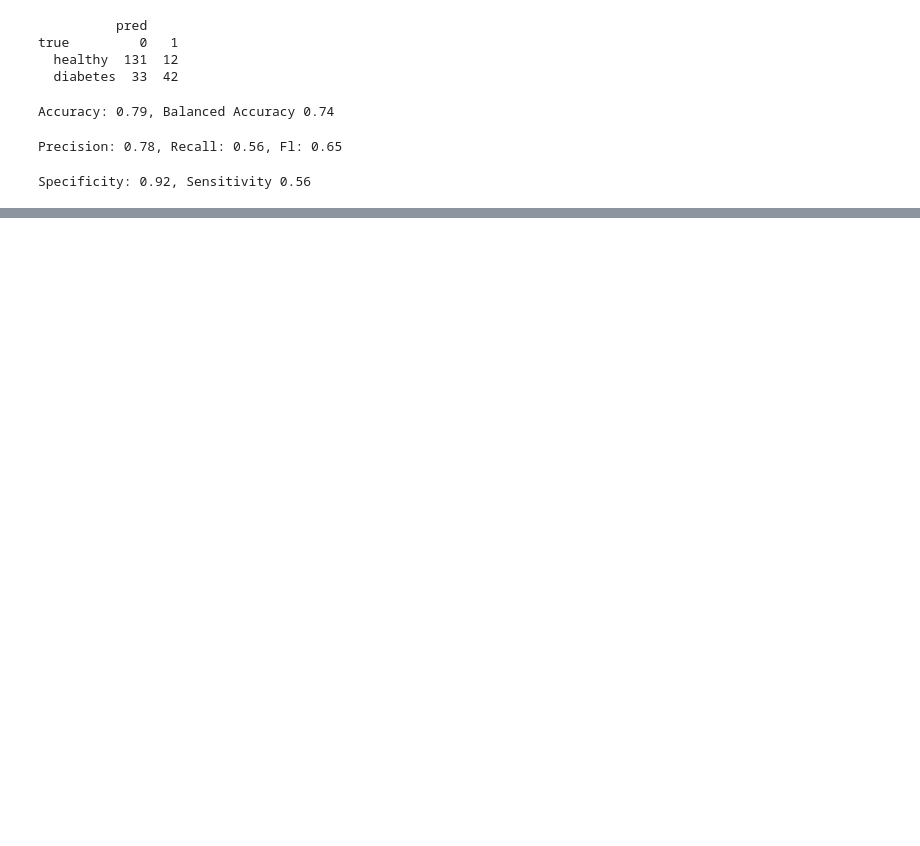
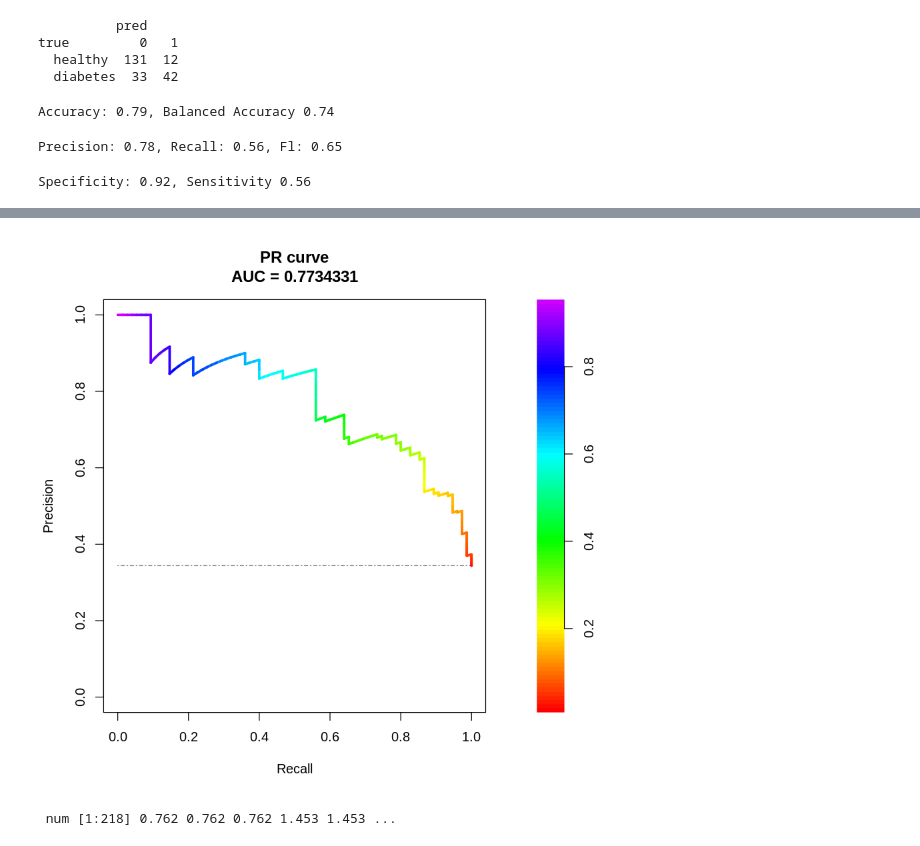
Before and after one commit to yerartdev/tfm-pb, a Jupyter notebook: poc-class-r-pima-indians-diabetes.ipynb, the cells around one changed output, grey strips where cells are left out. Saved outputs shown, nothing was run; the diff lists cells and outputs as text; code cells hidden in the pictures; blank space fills up the shorter version.

Commit message:
Binary Classification Proof of Concept in R: precision recall curve with PRROC

```diff
--- a/poc-class-r-pima-indians-diabetes.ipynb
+++ b/poc-class-r-pima-indians-diabetes.ipynb
@@ -657,0 +691,20 @@ Specificity: 0.92, Sensitivity 0.56
+# %%
+#::GMG::Precision Recall Curve and PR AUC
+# https://journals.plos.org/plosone/article?id=10.1371/journal.pone.0092209
+# https://stats.stackexchange.com/questions/10501/calculating-aupr-in-r
+#::NOTE::scores.class0 - the classification scores of all data points
+#        scores.class1 should not be assigned an explicit value, but left
+#        at the default (scores.class1=scores.class0). In addition, weights.class0 needs to
+#        contain the class labels of the data points (1 for positive class, 0 for negative
+#        class) or **the soft-labels for the positive class, i.e., the probability for each data
+#        point to belong to the positive class**. Accordingly, weights.class1 should be left
+#        at the default value (1-weights.class0).
+# ** This DOES NOT work for me! 8-()
+# If weights.class0 = prob(pima_test$Outcome == "diabetes") ... Is this soft-labels?
+# then **Error in if (sum(weights < 0) != 0) {: missing value where TRUE/FALSE needed**
+pr_1 <- pr.curve(scores.class0 = prob,
+                 weights.class0 = pima_test$Outcome == "diabetes",
+                 min.compute = T,
+                 max.compute = T,
+                 rand.compute = T,
+                 curve = T)
@@ -657,0 +731,4 @@ Specificity: 0.92, Sensitivity 0.56
+# %%
+plot(pr_1, rand.plot = T)
+# %% [output]
+[figure, added]
@@ -657,0 +742,4 @@ Specificity: 0.92, Sensitivity 0.56
+# %%
+str(weights)
+# %% [output]
+ num [1:218] 0.762 0.762 0.762 1.453 1.453 ...
```
Also changed, not shown: parts of 12 cells of this notebook.
